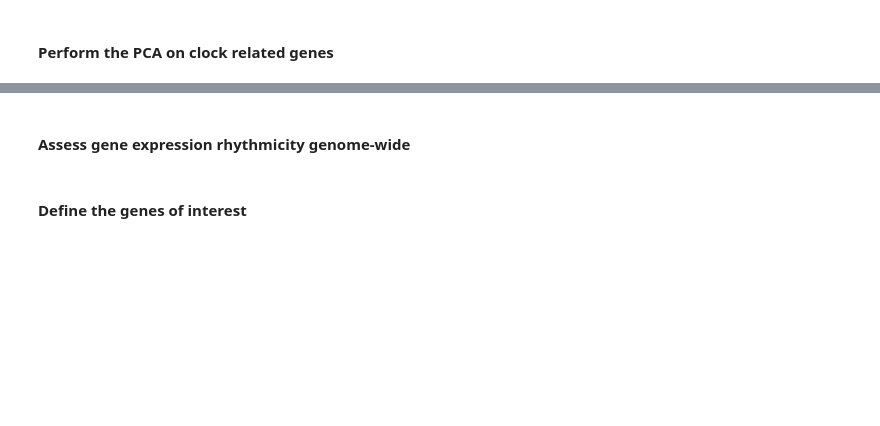
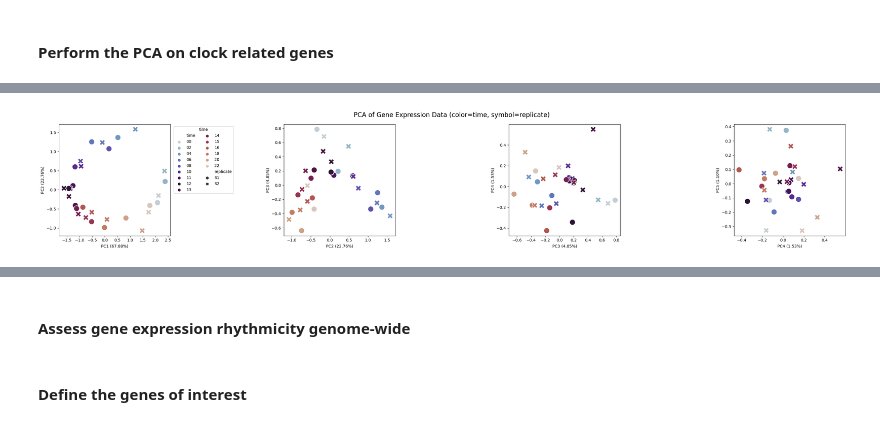
Before and after one commit to GregoirePachebat/group_18, a Jupyter notebook: Week11/Exercise_Week11_12_B_Exercises.ipynb, the cells around one changed output, grey strips where cells are left out. Cells and saved outputs as stored; diff of their text form; code cells hidden in the pictures; blank space fills up the shorter version.

```diff
--- a/Week11/Exercise_Week11_12_B_Exercises.ipynb
+++ b/Week11/Exercise_Week11_12_B_Exercises.ipynb
@@ -349,0 +351,4 @@ circa_genes = ['Arntl', 'Npas2', 'Clock', 'Cry1', 'Cry2', 'Per1', 'Per2', 'Per3'
+# %%
+pca_muscle_exon = run_PCA(dat_exon_muscle.loc[circa_genes], color_by='time', symbol_by='replicate')
+# %% [output]
+[figure, added]
```
Also changed, not shown: parts of 9 cells of this notebook.
